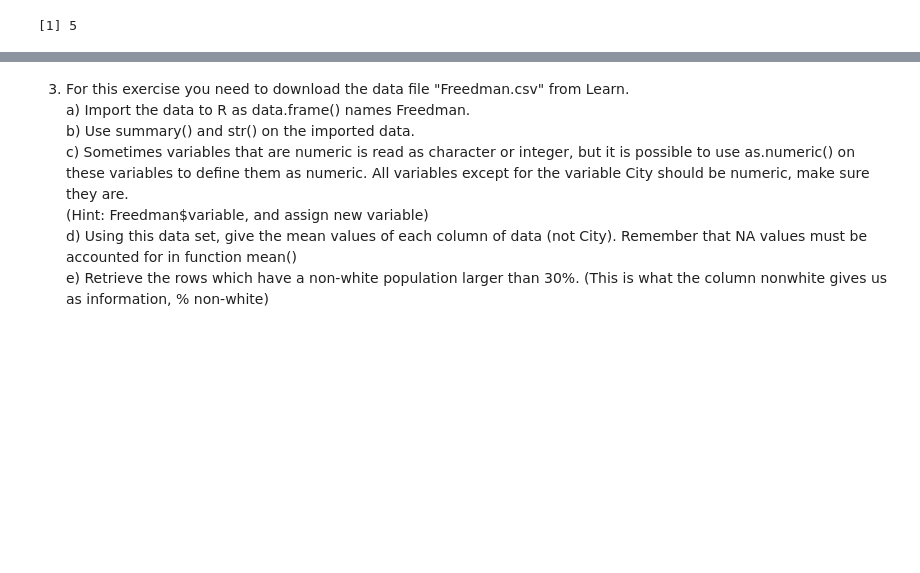
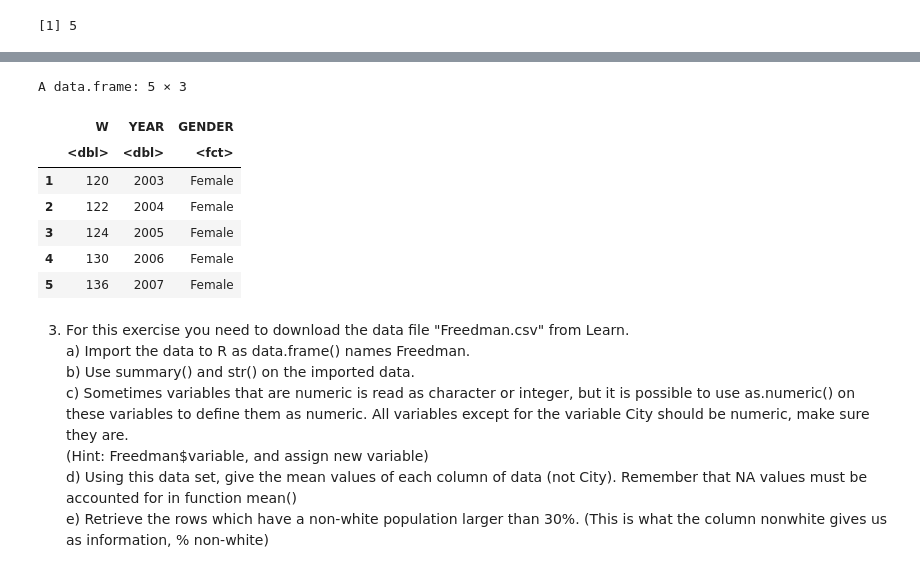
Before and after one commit to dnzengou/du_r, a Jupyter notebook: r-assignment1/r-lab-assignement.ipynb, the cells around one changed output, grey strips where cells are left out. Drawn from its saved outputs; the diff is of its cells as text; code cells hidden in the pictures; blank space fills up the shorter version.

```diff
--- a/r-assignment1/r-lab-assignement.ipynb
+++ b/r-assignment1/r-lab-assignement.ipynb
@@ -60,7 +60,19 @@ b) Export the data frame as a comma separated (.csv) file.<br>
 
 ![dataframe](https://github.com/dnzengou/du_r/blob/main/r-assignment1/dataframe_city.PNG)
 # %%
-YEAR <- c(2003,2004,2005,2006,2007,2008,2009,2010,2011)
-GENDER <- c("Female", "Male")
-#120 122 124 130 136 140 143 150 155
-#109 112 115 121 128 132 135 140 148
+YEAR <- c(2003,2004,2005,2006,2007,2008,2009,2010,2011,2003,2004,2005,2006,2007,2008,2009,2010,2011)
+GENDER <- c("Female","Female","Female","Female","Female","Female","Female","Female","Female","Male","Male","Male","Male","Male","Male","Male","Male","Male")
+W <- c(120,122,124,130,136,140,143,150,155,109,112,115,121,128,132,135,140,148)
+
+df <- data.frame(W,YEAR,GENDER)
+# %%
+head(df, 5)
+# %% [output]
+A data.frame: 5 × 3
+|  | W | YEAR | GENDER |
+|  | <dbl> | <dbl> | <fct> |
+| 1 | 120 | 2003 | Female |
+| 2 | 122 | 2004 | Female |
+| 3 | 124 | 2005 | Female |
+| 4 | 130 | 2006 | Female |
+| 5 | 136 | 2007 | Female |
```
Also changed, not shown: parts of 1 cell of this notebook, 1 other file.
